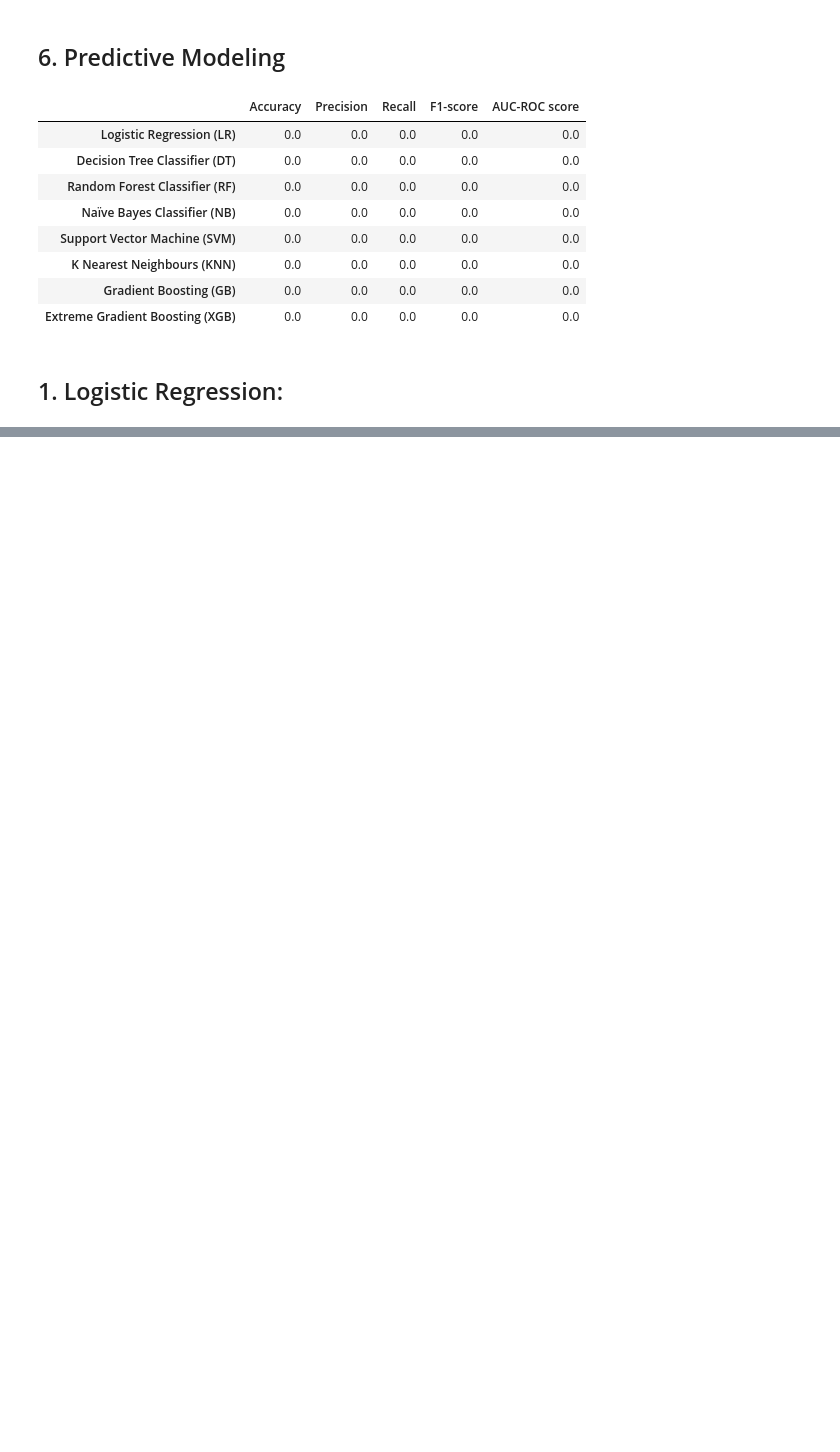
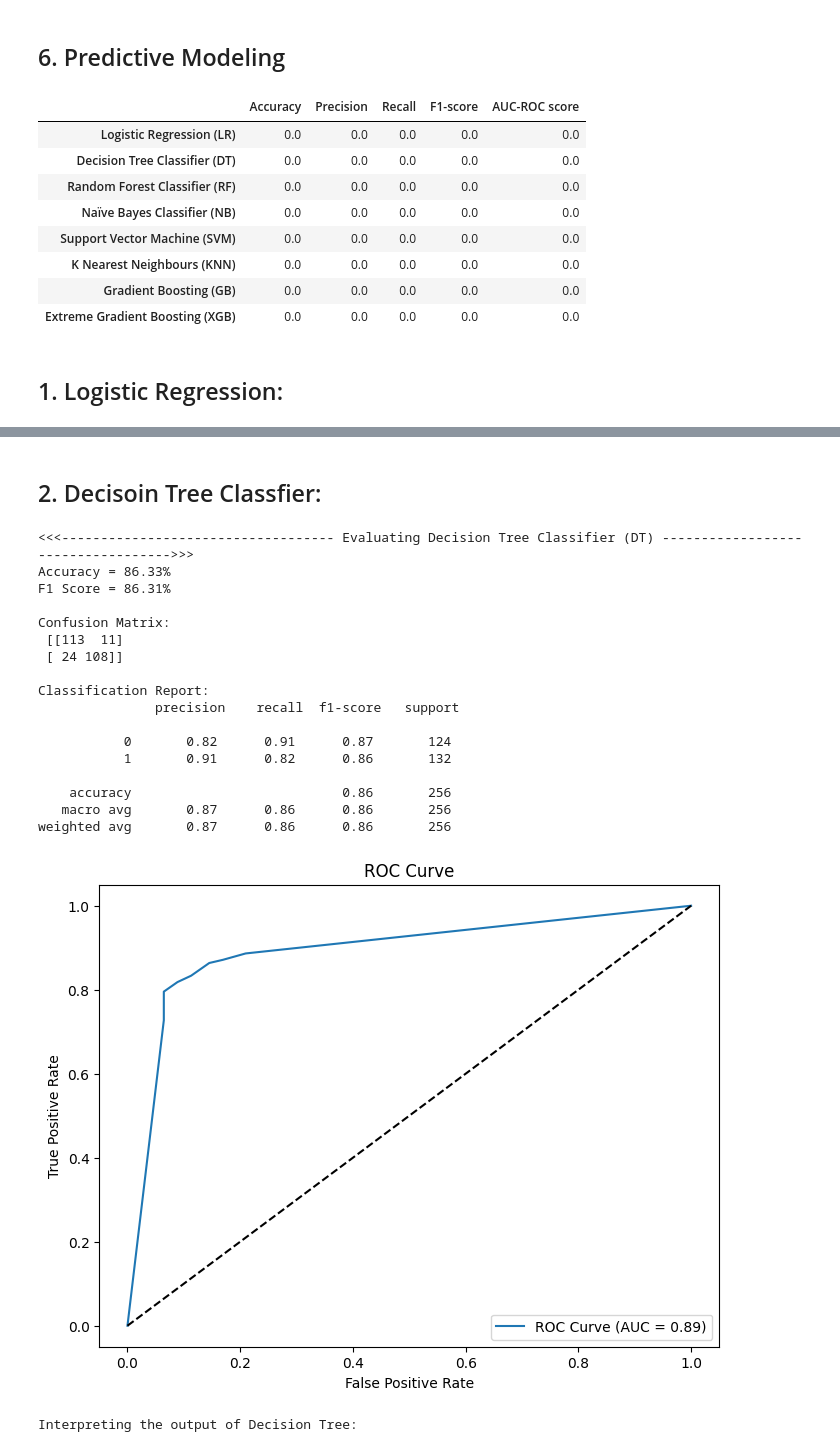
Before and after one commit to utkarshnaktode/insurance_claim_prediction, a Jupyter notebook: insurance_claim_prediction.ipynb, the cells around one changed output, grey strips where cells are left out. Drawn from its saved outputs; the diff is of its cells as text; code cells hidden in the pictures; blank space fills up the shorter version.

Commit message:
add all models with conclusion

```diff
--- a/insurance_claim_prediction.ipynb
+++ b/insurance_claim_prediction.ipynb
@@ -729,0 +804,44 @@ NameError: name 'auc_roc' is not defined
+# %% [markdown]
+## 2. Decisoin Tree Classfier:
+# %%
+#Building Decision Tree Classifier
+
+DT_model = DecisionTreeClassifier()
+
+param_dist = {"max_depth": [3, None],
+              "max_features": randint(1, len(features)-1),
+              "min_samples_leaf": randint(1, len(features)-1),
+              "criterion": ["gini", "entropy"]}
+
+cv = RepeatedStratifiedKFold(n_splits=10, n_repeats=3, random_state=1)
+
+RCV = RandomizedSearchCV(DT_model, param_dist, n_iter=50, scoring='roc_auc', n_jobs=-1, cv=5, random_state=1)
+
+DT = RCV.fit(Train_X_std, Train_Y).best_estimator_
+pred = DT.predict(Test_X_std)
+pred_prob = DT.predict_proba(Test_X_std)
+Classification_Summary(pred,pred_prob,1)
+
+print('\n\033[1mInterpreting the output of Decision Tree:\n\033[0m')
+tree.plot_tree(DT)
+plt.show()
+# %% [output]
+<<<----------------------------------- Evaluating Decision Tree Classifier (DT) ----------------------------------->>>
+Accuracy = 86.33%
+F1 Score = 86.31%
+
+Confusion Matrix:
+ [[113  11]
+ [ 24 108]]
+
+Classification Report:
+               precision    recall  f1-score   support
+
+           0       0.82      0.91      0.87       124
+           1       0.91      0.82      0.86       132
+
+    accuracy                           0.86       256
+   macro avg       0.87      0.86      0.86       256
+weighted avg       0.87      0.86      0.86       256
+[figure, added]
+Interpreting the output of Decision Tree:
```
Also changed, not shown: parts of 26 cells of this notebook.
